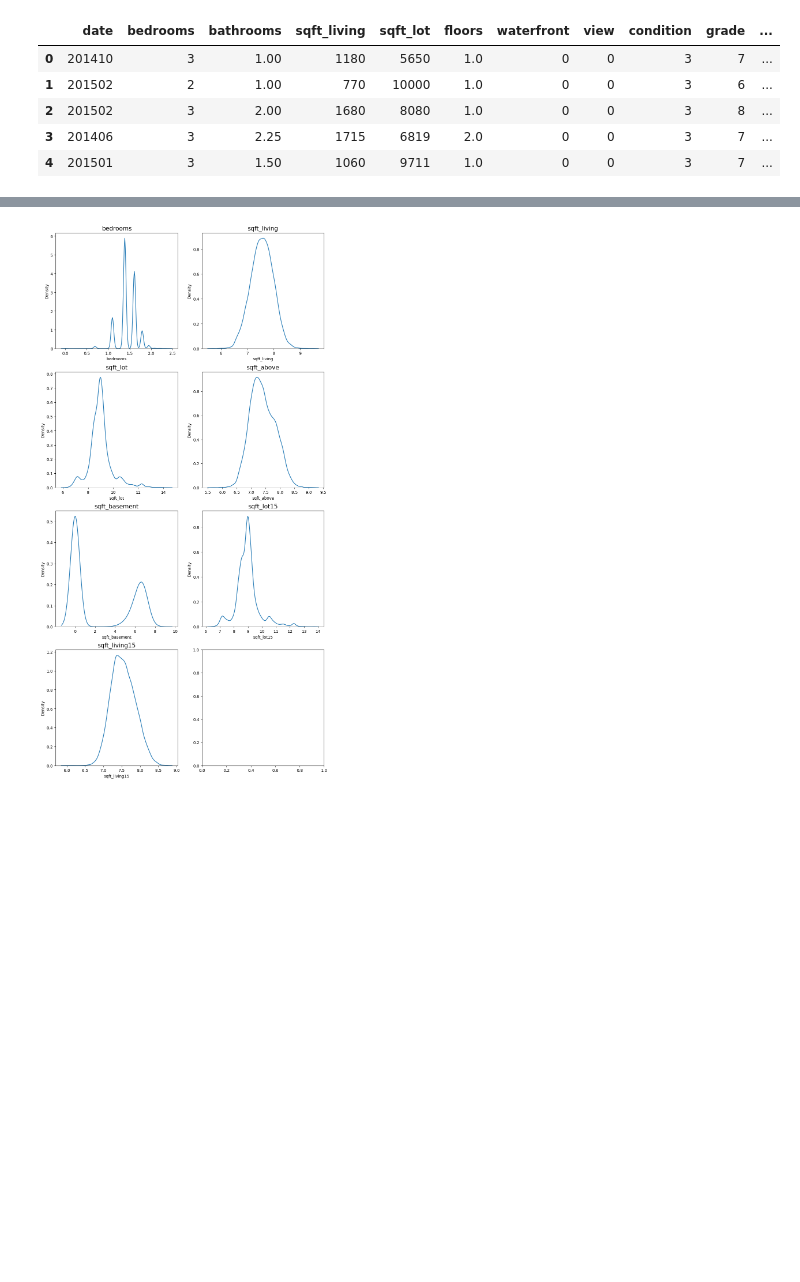
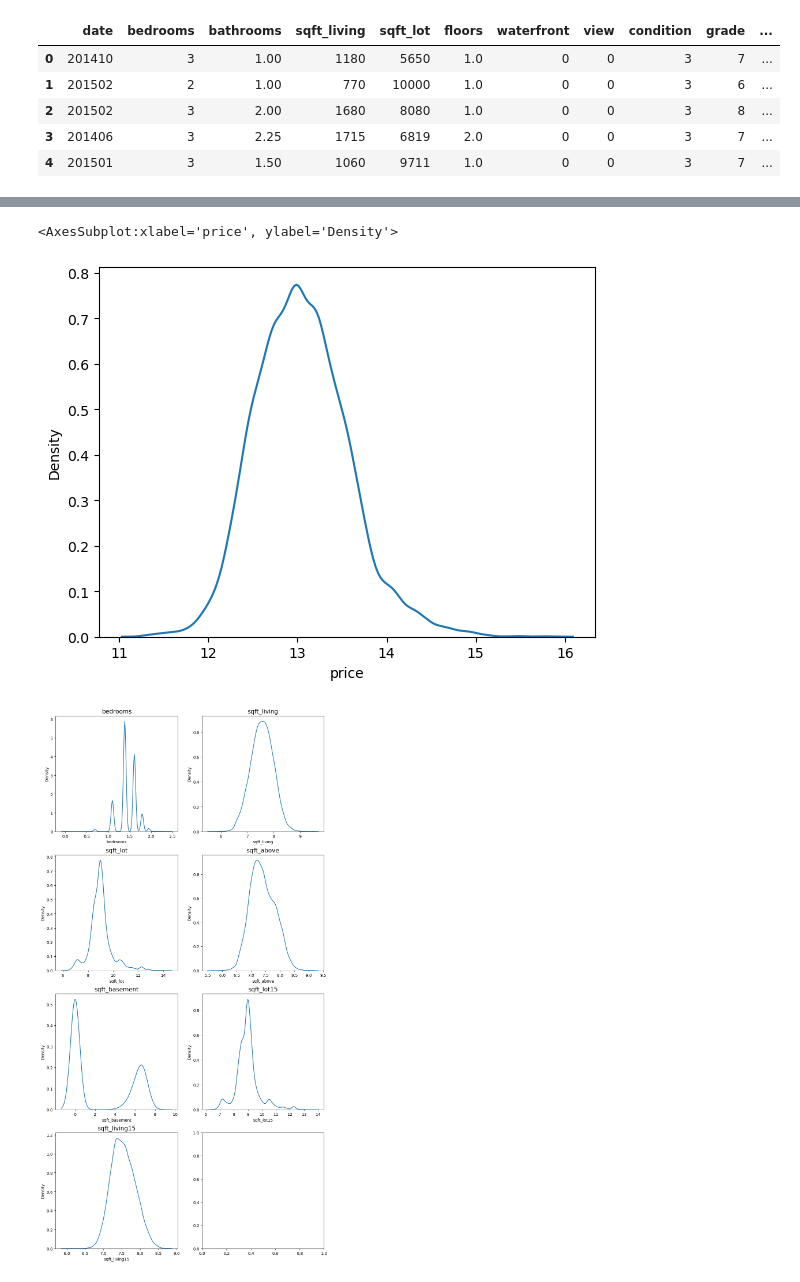
Before and after one commit to odorukeyboard/online2nd_pss, a Jupyter notebook: exploration03/kaggle.ipynb, the cells around one changed output, grey strips where cells are left out. Drawn from its saved outputs; the diff is of its cells as text; code cells hidden in the pictures; blank space fills up the shorter version.

```diff
--- a/exploration03/kaggle.ipynb
+++ b/exploration03/kaggle.ipynb
@@ -64,3 +68,8 @@ for row in range(9):
+# %%
+sns.kdeplot(y_log)
+# %% [output]
+<AxesSubplot:xlabel='price', ylabel='Density'>
+[figure, added]
 # %%
 skew_columns = ['bedrooms', 'sqft_living', 'sqft_lot', 'sqft_above', 'sqft_basement', 'sqft_lot15', 'sqft_living15']
 
```
Also changed, not shown: parts of 6 cells of this notebook, 16 other files.
